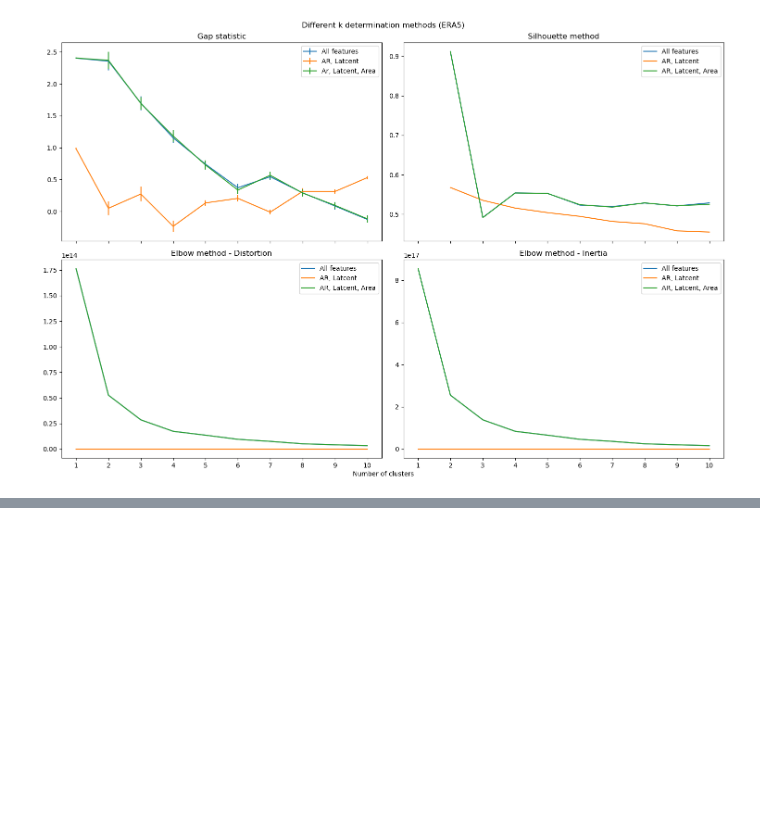
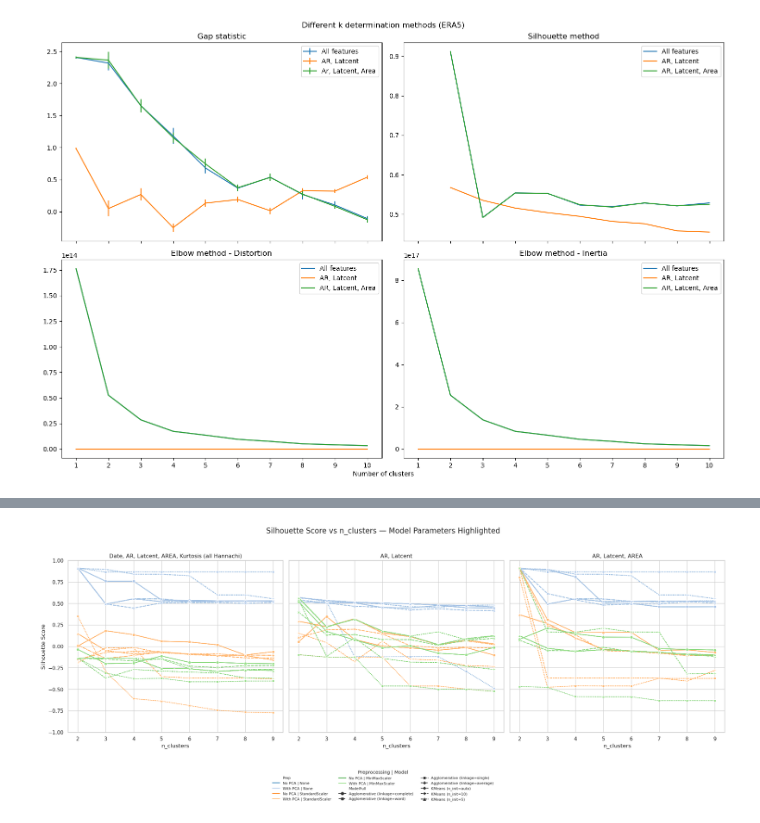
Before and after one commit to hGl0/arctic, a Jupyter notebook: UserStoryHannach.ipynb, the cells around one changed output, grey strips where cells are left out. Saved outputs shown, nothing was run; the diff lists cells and outputs as text; code cells hidden in the pictures; blank space fills up the shorter version.

Commit message:
Added weights and model as arguments.

```diff
--- a/UserStoryHannach.ipynb
+++ b/UserStoryHannach.ipynb
@@ -82,10 +135,17 @@ era5_all.head()
 | Most Distance | **Complete Linkage**      | Average Linkage (Average of all distances) |
 # %%
 # time constraints
-era5_hannachi = era5_all[(era5_all['string'] < '01-01-2003') &
+era5_winter = era5_all[(era5_all['string'] < '01-01-2003') &
                      (era5_all['month']).isin([12,1,2,3])]
 
-era5_hannachi = era5_hannachi[['year', 'month', 'day', 'area', 'ar', 'latcent', 'kurtosis']]
+era5_hannachi = era5_winter[['year', 'month', 'day', 'area', 'ar', 'latcent', 'kurtosis']]
+
+era5_all = era5_all[['year', 'month', 'day', 'area', 'ar', 'latcent', 'kurtosis', # used features from hannachi et al.
+                             'obj_area', 'theta', 'loncent', 'edge', # further geometric measures
+                             'amp0', 'amp1', 'amp2', 'lon1', 'lon2', # waves
+                             'u', 'MW', # major warmings
+                             'pers', 'Umax', 'Iacc', 'Imax' # SSW event
+                             ]]
 # check for completeness
 era5_hannachi.info()
 # %% [output]
@@ -166,0 +346,8 @@ kmeans_label = kmeans.labels_
+# %%
+best_models = {}
+for idx in results:
+    valid_results = [r for r in results[idx] if r['silhouette'] is not None]
+    if valid_results:
+        best = max(valid_results, key=lambda r: r['silhouette'])
+        best_models[idx] = best
+best_models
@@ -166,0 +428,53 @@ kmeans_label = kmeans.labels_
+# %%
+# Create subplots
+fig, axes = plt.subplots(1, 3, figsize=(21, 7), sharey=True)
+
+for i, dataset_name in enumerate(df_plot['dataset'].unique()):
+    ax = axes[i]
+    df_subset = df_plot[df_plot['dataset'] == dataset_name]
+
+    sns.lineplot(
+        data=df_subset,
+        x='n_clusters',
+        y='silhouette',
+        hue='Prep',
+        style='ModelFull',
+        markers=True,
+        palette='tab20',
+        ax=ax,
+        legend=(i==0)
+    )
+
+    ax.set_title(f'{dataset_name}')
+    ax.set_xlabel('n_clusters')
+    ax.set_ylim(-1, 1)
+    ax.set_xticks(np.arange(2,10))
+    # ax.set_xticks(np.arange(2,5))
+    if i == 0:
+        ax.set_ylabel('Silhouette Score')
+    else:
+        ax.set_ylabel('')
+
+    # ax.legend(title='Preprocessing + Model', fontsize=8, title_fontsize=9)
+import matplotlib.lines as mlines
+
+handles, labels = axes[0].get_legend_handles_labels()
+fig.legend(
+    handles, labels,
+    title='Preprocessing | Model',
+    loc='upper center',
+    bbox_to_anchor=(0.5, -0.05),  # ⬅️ places legend just *below* the plots
+    ncol=3,
+    fontsize=8,
+    title_fontsize=10,
+    frameon=False  # Optional: cleaner look
+)
+
+axes[0].get_legend().remove()
+
+plt.suptitle('Silhouette Score vs n_clusters — Model Parameters Highlighted', fontsize=16)
+plt.tight_layout(rect=[0, 0, 1, 0.95])
+plt.savefig('./output/compare_models.png')
+plt.show()
+# %% [output]
+[figure, added]
```
Also changed, not shown: parts of 17 cells of this notebook, 11 other files.
